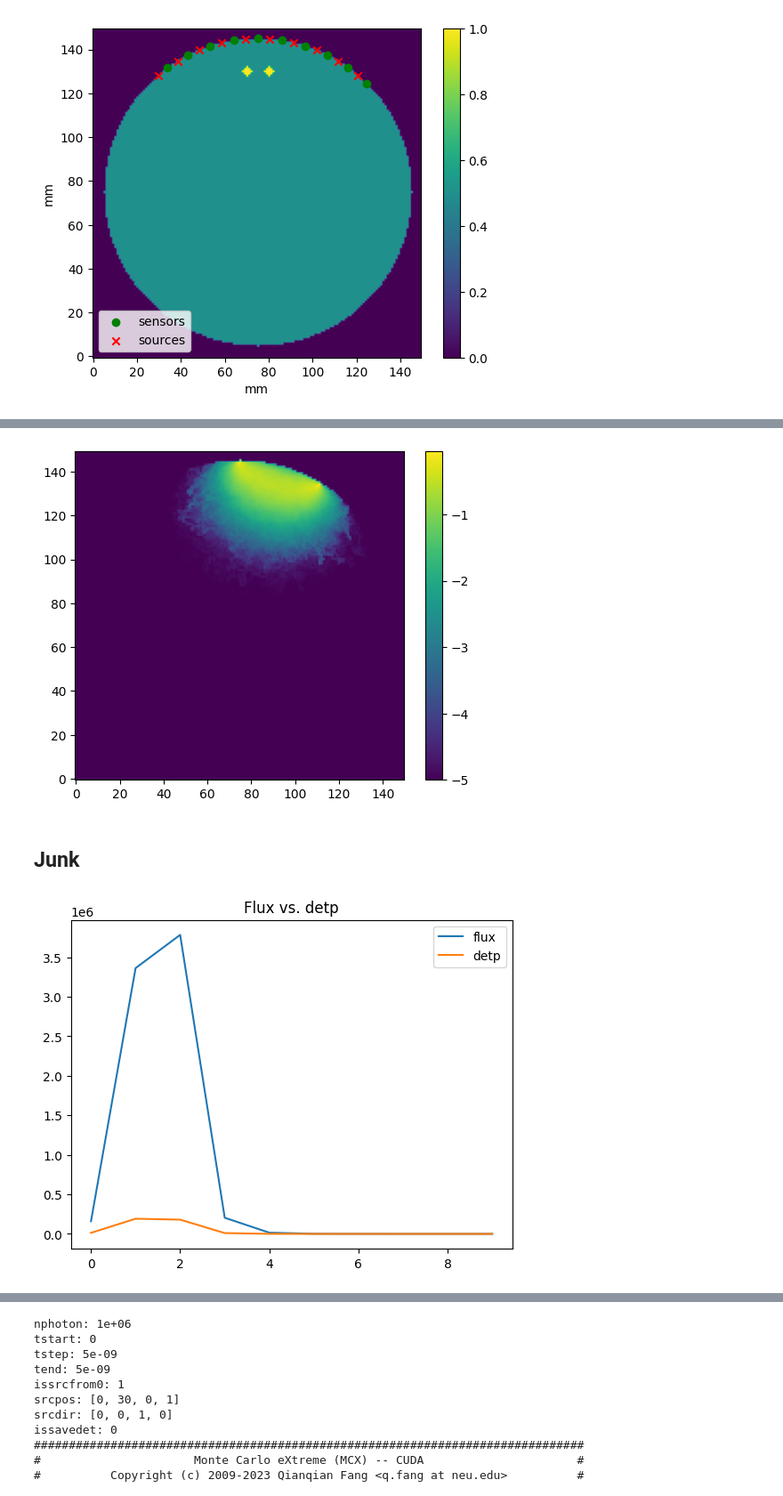
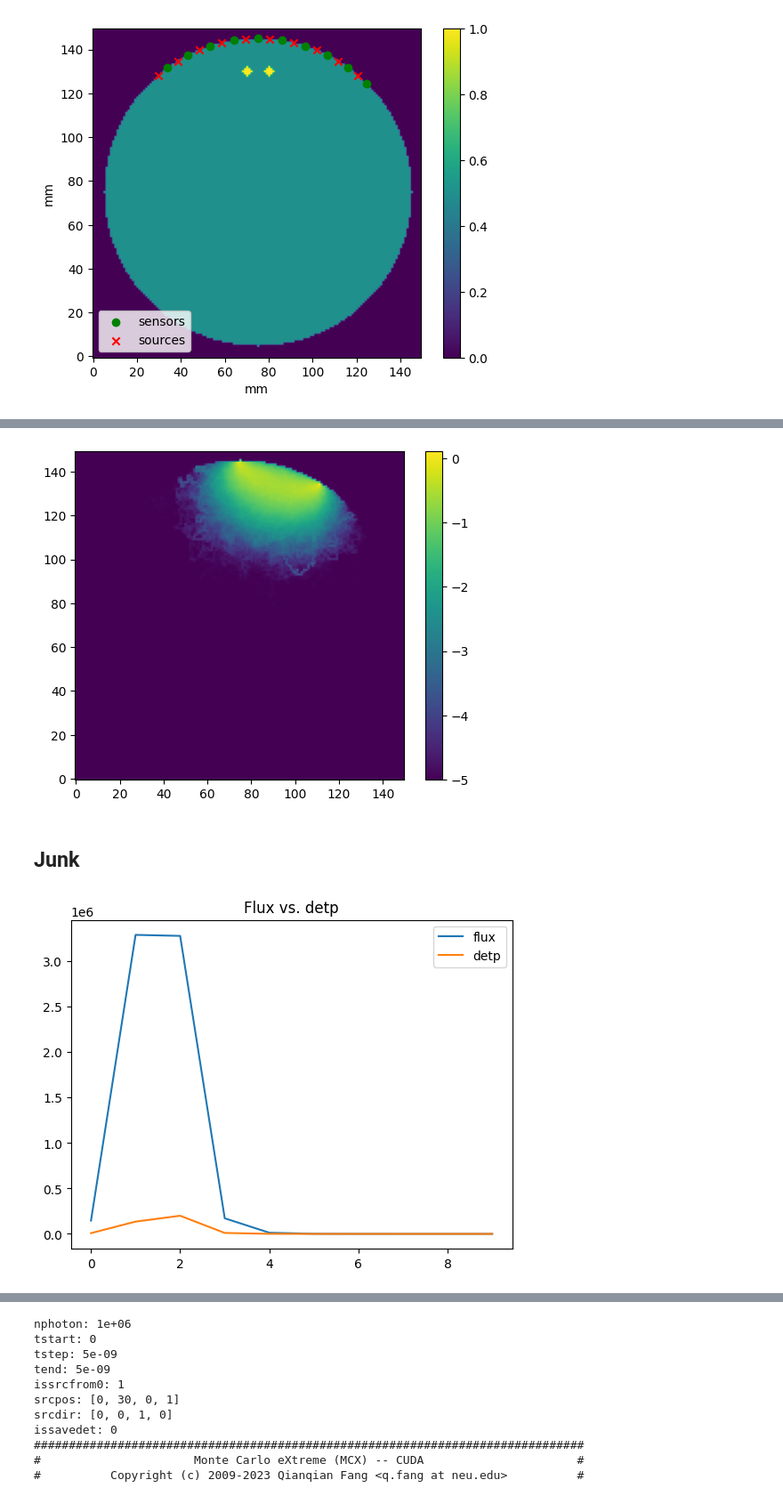
Before and after one commit to neural-imagery/tomography-experiments, a Jupyter notebook: 3d/main.ipynb, the cells around one changed output, grey strips where cells are left out. Shown at 89% size. Drawn from its saved outputs; the diff is of its cells as text; code cells hidden in the pictures.

Commit message:
Remove integer positions

```diff
--- a/3d/main.ipynb
+++ b/3d/main.ipynb
@@ -91,7 +91,7 @@ def forward(volume, optical_properties, source_positions, source_directions,
         'srcpos': source_positions,
         'srcdir': source_directions,
         'prop': optical_properties,
-        'detpos': np.floor(detector_positions),
+        'detpos': detector_positions,
         'replaydet':-1,
         'issavedet': 1,
         'issrcfrom0': 1,
@@ -187,26 +187,26 @@ plt.gca().invert_yaxis()
 plt.colorbar()
 plt.show()
 # %% [output]
-[figure, old version]
+[figure, new version]
 # %% [markdown]
 ## Junk
 # %%
 # res2['flux']
 # sensor_positions[:,1:3]
-flux = res_temp['flux'].squeeze()
+flux = res['flux'].squeeze()
 sensor_positions[:,1:3]
 
 # grab flux at sensor positions
 flux_at_sensors = flux[sensor_positions[:,1].astype(int), sensor_positions[:,2].astype(int)]
 
 data_vals = np.array(list(data.values()))
 plt.plot(flux_at_sensors, label='flux')
 plt.plot(data_vals, label='detp')
 plt.legend()
 plt.title("Flux vs. detp")
 plt.show()
 # %% [output]
-[figure, old version]
+[figure, new version]
 # %%
 # plot normalized
 
```
Also changed, not shown: parts of 4 cells of this notebook.
